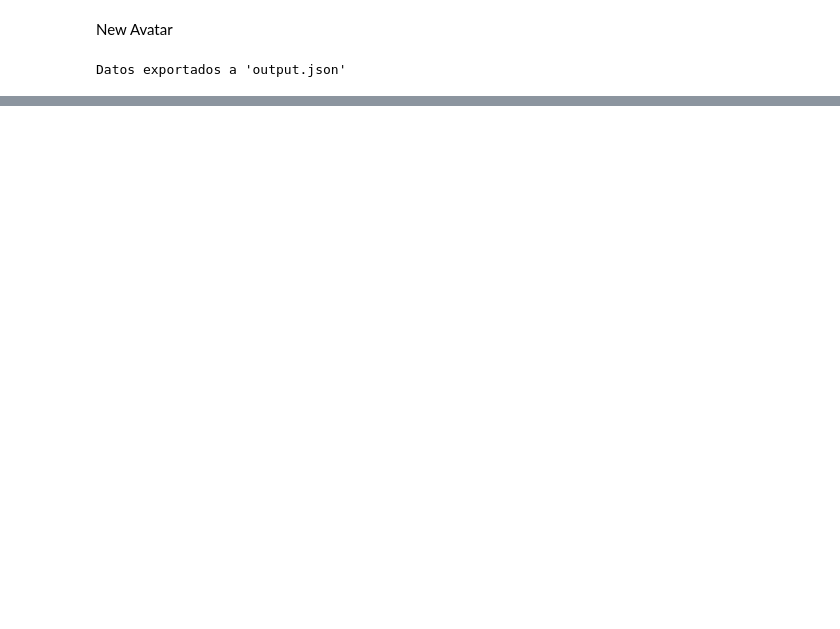
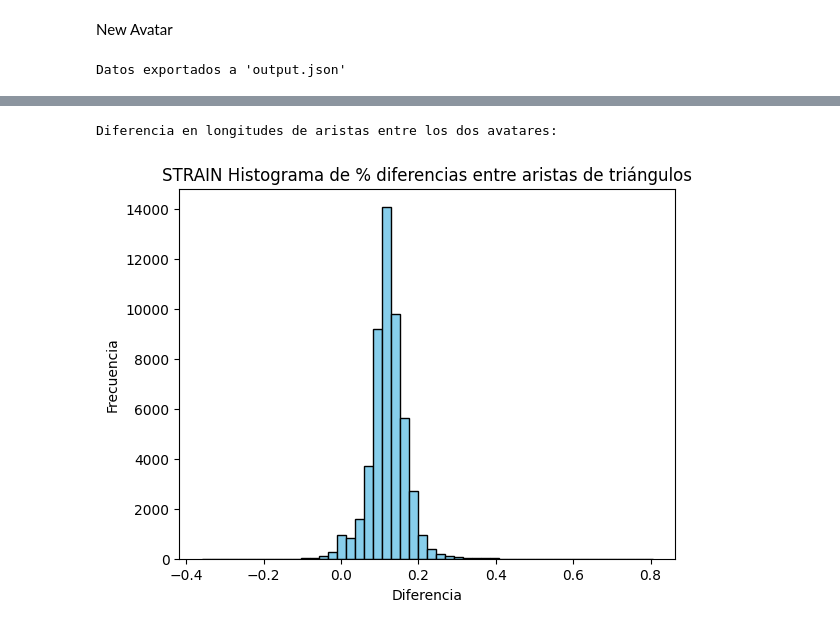
Before and after one commit to martaquintana/2023-tfm-migjrv, a Jupyter notebook: optimization/author-tool-optimization.ipynb, the cells around one changed output, grey strips where cells are left out. Cells and saved outputs as stored; diff of their text form; code cells hidden in the pictures; blank space fills up the shorter version.

```diff
--- a/optimization/author-tool-optimization.ipynb
+++ b/optimization/author-tool-optimization.ipynb
@@ -156,0 +247,71 @@ Datos exportados a 'output.json'
+# %%
+#COMPUTE DEFORMATION METRIC 3D: EDGE LENGTH
+
+def compute_edge_lengths(points, indices):
+    edge_lengths = []
+    for i in range(0, len(indices), 3):
+        # Obtener los índices de los puntos que forman el triángulo
+        p1_index, p2_index, p3_index = indices[i], indices[i+1], indices[i+2]
+
+        # Obtener las posiciones 3D de los puntos del triángulo
+        p1 = points[p1_index]
+        p2 = points[p2_index]
+        p3 = points[p3_index]
+
+        # Calcular la longitud de cada arista usando np.linalg.norm
+        edge_ab = np.linalg.norm(p2 - p1)
+        edge_bc = np.linalg.norm(p3 - p2)
+        edge_ca = np.linalg.norm(p1 - p3)
+
+        edge_lengths.append(edge_ab)
+        edge_lengths.append(edge_bc)
+        edge_lengths.append(edge_ca)
+
+    return edge_lengths
+
+def compute_edge_difference(avatar1_lengths, avatar2_lengths):
+    if len(avatar1_lengths) != len(avatar2_lengths):
+        raise ValueError("AVATARS NEED SAME NUMBER OF EDGES.")
+
+    differences = np.abs(np.array(avatar1_lengths) - np.array(avatar2_lengths))
+    return differences
+
+def compute_edge_strain(edge_length, original_edge_length):
+
+    return edge_length / original_edge_length - 1
+
+def compute_total_strain(avatar1_lengths, avatar2_lengths):
+    total_strain = []
+    for edge_length, original_length in zip(avatar2_lengths, avatar1_lengths):
+        strain = compute_edge_strain(edge_length, original_length)
+        total_strain.append(strain)
+
+    return np.array(total_strain)
+
+avatar1_3dpoints = pieces_positions
+avatar2_3dpoints = new_pieces_positions
+
+# COMPUTE EDGE LENGTHS Avatar 1 & Avatar 2
+avatar1_edge_lengths = compute_edge_lengths(avatar1_3dpoints,pieces_indices)
+avatar2_edge_lengths = compute_edge_lengths(avatar2_3dpoints,pieces_indices)
+
+# Compute the difference in edge lengths between the two avatars
+diff_edges = compute_edge_difference(avatar1_edge_lengths, avatar2_edge_lengths)
+
+target_strain = compute_total_strain(np.array(avatar1_edge_lengths), np.array(avatar2_edge_lengths)).flatten()
+
+print("Diferencia en longitudes de aristas entre los dos avatares:")
+
+# Crear el histograma
+plt.hist(target_strain, bins=50, color='skyblue', edgecolor='black')
+
+# Añadir etiquetas y título
+plt.xlabel('Diferencia')
+plt.ylabel('Frecuencia')
+plt.title('STRAIN Histograma de % diferencias entre aristas de triángulos')
+
+# Mostrar el histograma
+plt.show()
+# %% [output]
+Diferencia en longitudes de aristas entre los dos avatares:
+[figure, added]
```
Also changed, not shown: parts of 11 cells of this notebook, 4 other files.
